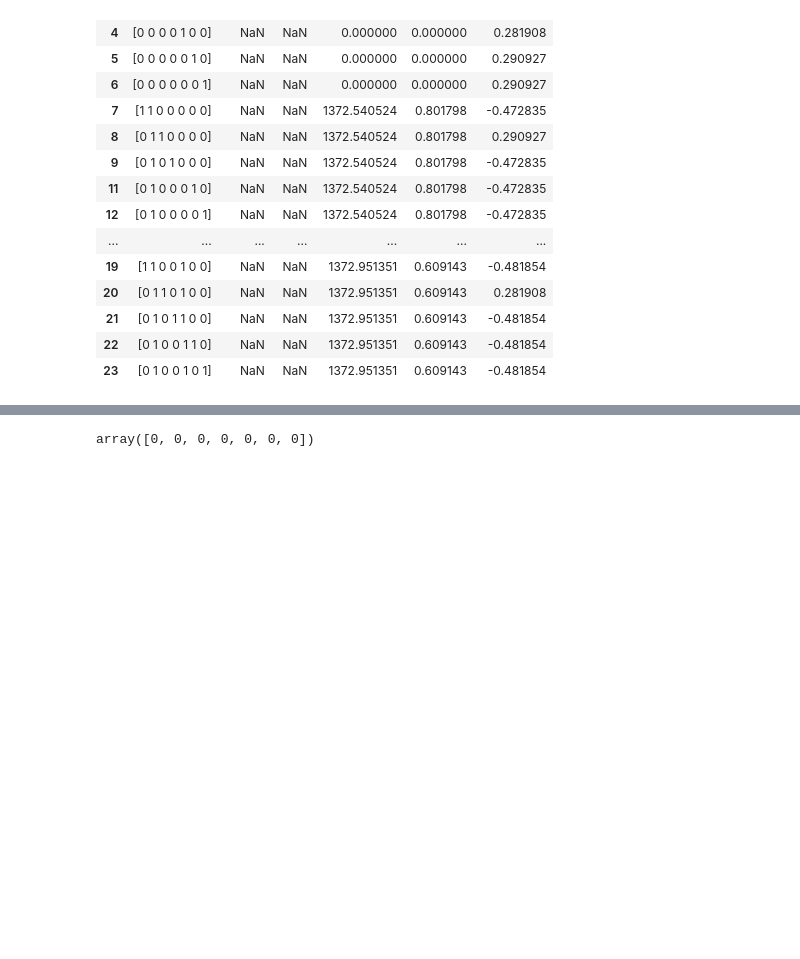
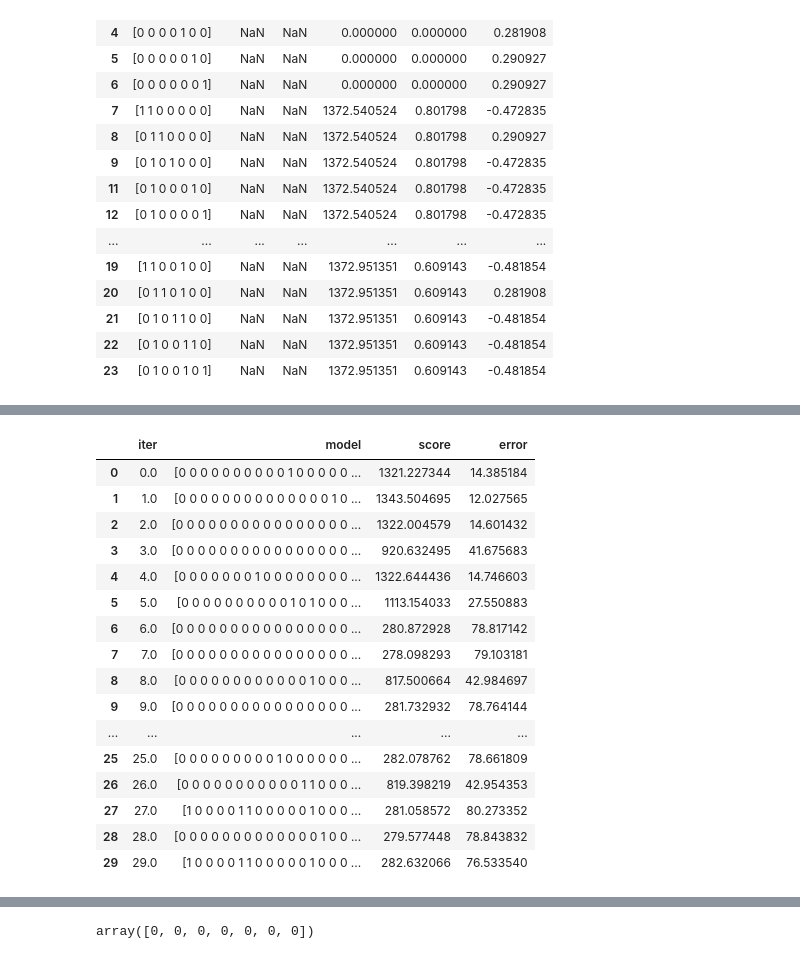
Before and after one commit to mrklees/AutoBambi, a Jupyter notebook: Bayesian Model Building.ipynb, the cells around one changed output, grey strips where cells are left out. Saved outputs shown, nothing was run; the diff lists cells and outputs as text; code cells hidden in the pictures; blank space fills up the shorter version.

```diff
--- a/Bayesian Model Building.ipynb
+++ b/Bayesian Model Building.ipynb
@@ -572,0 +680,20 @@ def predictive_sampling_strategy(samples):
+# %%
+trace
+# %% [output]
+|  | iter | model | score | error |
+| 0 | 0.0 | [0 0 0 0 0 0 0 0 0 0 1 0 0 0 0 0 ... | 1321.227344 | 14.385184 |
+| 1 | 1.0 | [0 0 0 0 0 0 0 0 0 0 0 0 0 0 1 0 ... | 1343.504695 | 12.027565 |
+| 2 | 2.0 | [0 0 0 0 0 0 0 0 0 0 0 0 0 0 0 0 ... | 1322.004579 | 14.601432 |
+| 3 | 3.0 | [0 0 0 0 0 0 0 0 0 0 0 0 0 0 0 0 ... | 920.632495 | 41.675683 |
+| 4 | 4.0 | [0 0 0 0 0 0 0 1 0 0 0 0 0 0 0 0 ... | 1322.644436 | 14.746603 |
+| 5 | 5.0 | [0 0 0 0 0 0 0 0 0 0 1 0 1 0 0 0 ... | 1113.154033 | 27.550883 |
+| 6 | 6.0 | [0 0 0 0 0 0 0 0 0 0 0 0 0 0 0 0 ... | 280.872928 | 78.817142 |
+| 7 | 7.0 | [0 0 0 0 0 0 0 0 0 0 0 0 0 0 0 0 ... | 278.098293 | 79.103181 |
+| 8 | 8.0 | [0 0 0 0 0 0 0 0 0 0 0 0 1 0 0 0 ... | 817.500664 | 42.984697 |
+| 9 | 9.0 | [0 0 0 0 0 0 0 0 0 0 0 0 0 0 0 0 ... | 281.732932 | 78.764144 |
+| ... | ... | ... | ... | ... |
+| 25 | 25.0 | [0 0 0 0 0 0 0 0 0 1 0 0 0 0 0 0 ... | 282.078762 | 78.661809 |
+| 26 | 26.0 | [0 0 0 0 0 0 0 0 0 0 0 1 1 0 0 0 ... | 819.398219 | 42.954353 |
+| 27 | 27.0 | [1 0 0 0 0 1 1 0 0 0 0 0 1 0 0 0 ... | 281.058572 | 80.273352 |
+| 28 | 28.0 | [0 0 0 0 0 0 0 0 0 0 0 0 0 1 0 0 ... | 279.577448 | 78.843832 |
+| 29 | 29.0 | [1 0 0 0 0 1 1 0 0 0 0 0 1 0 0 0 ... | 282.632066 | 76.533540 |
```
Also changed, not shown: parts of 13 cells of this notebook, 2 other files.
